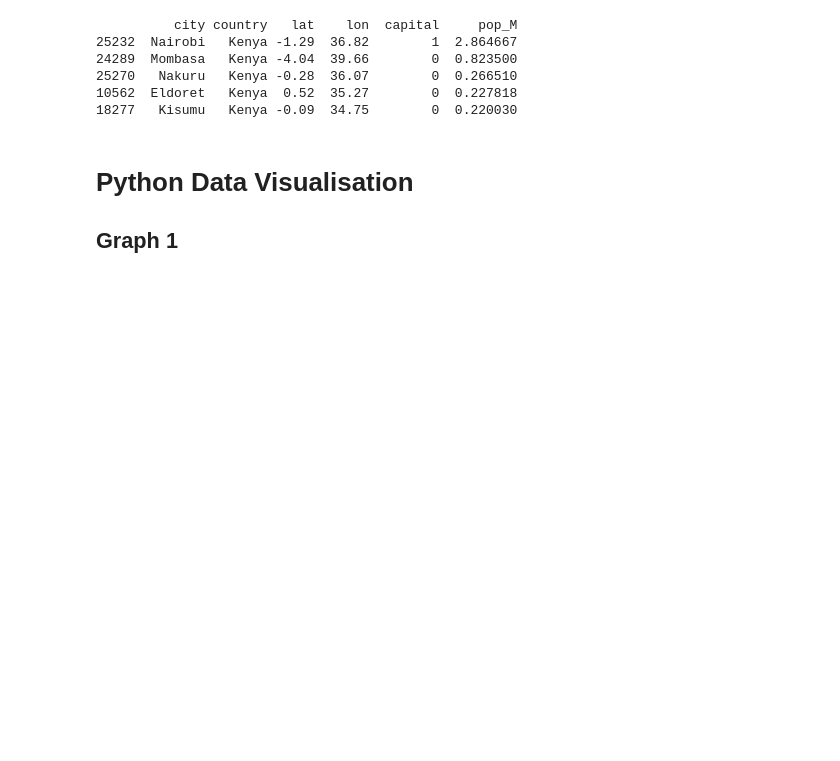
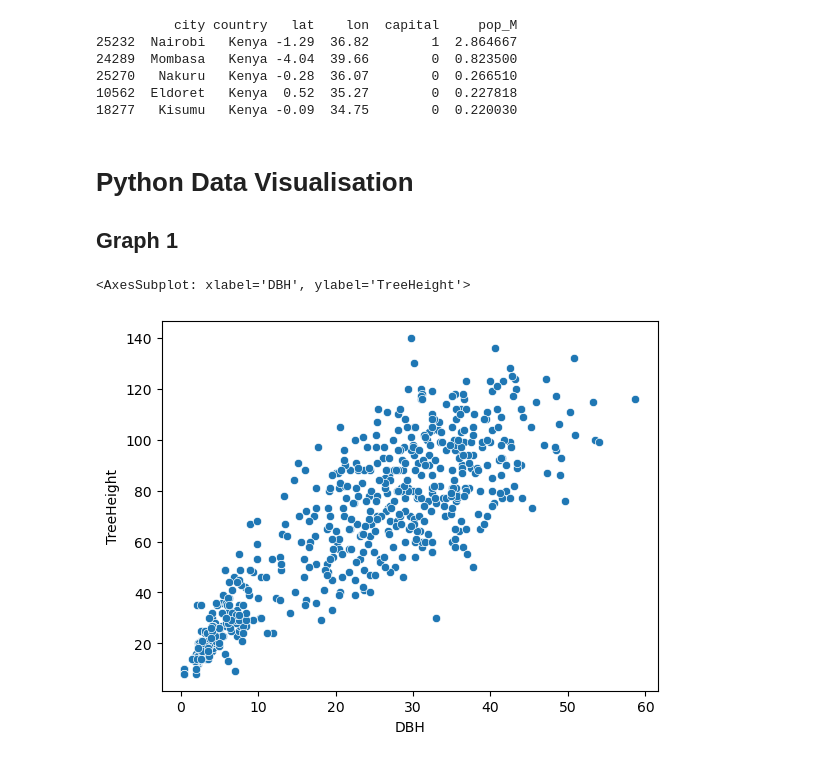
Before and after one commit to MWS8StAndrews/PY4SA23_Assignment, a Jupyter notebook: Assignment No 2 - Morgan Staples.ipynb, the cells around one changed output. Saved outputs shown, nothing was run; the diff lists cells and outputs as text; code cells hidden in the pictures; blank space fills up the shorter version.

```diff
--- a/Assignment No 2 - Morgan Staples.ipynb
+++ b/Assignment No 2 - Morgan Staples.ipynb
@@ -142,3 +142,10 @@ print(Kenya_cities_top5)
 # %% [markdown]
 # **Python Data Visualisation**
 ## **Graph 1**
+# %%
+import seaborn as sns
+Ulmus_only = trees_df[trees_df["Genus"]=="Ulmus"]
+sns.scatterplot(x="DBH", y="TreeHeight", data=Ulmus_only)
+# %% [output]
+<AxesSubplot: xlabel='DBH', ylabel='TreeHeight'>
+[figure, added]
```
Also changed, not shown: parts of 5 cells of this notebook.
